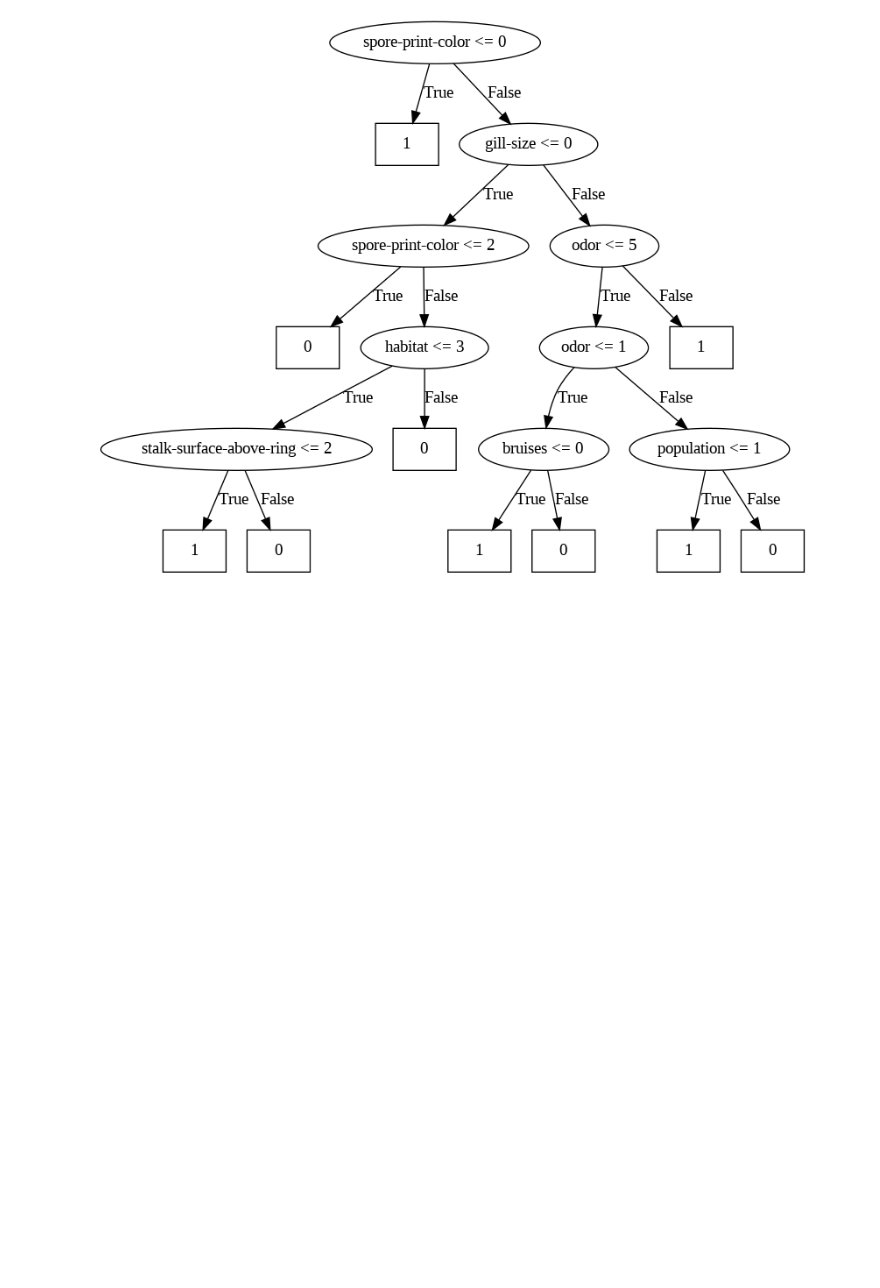
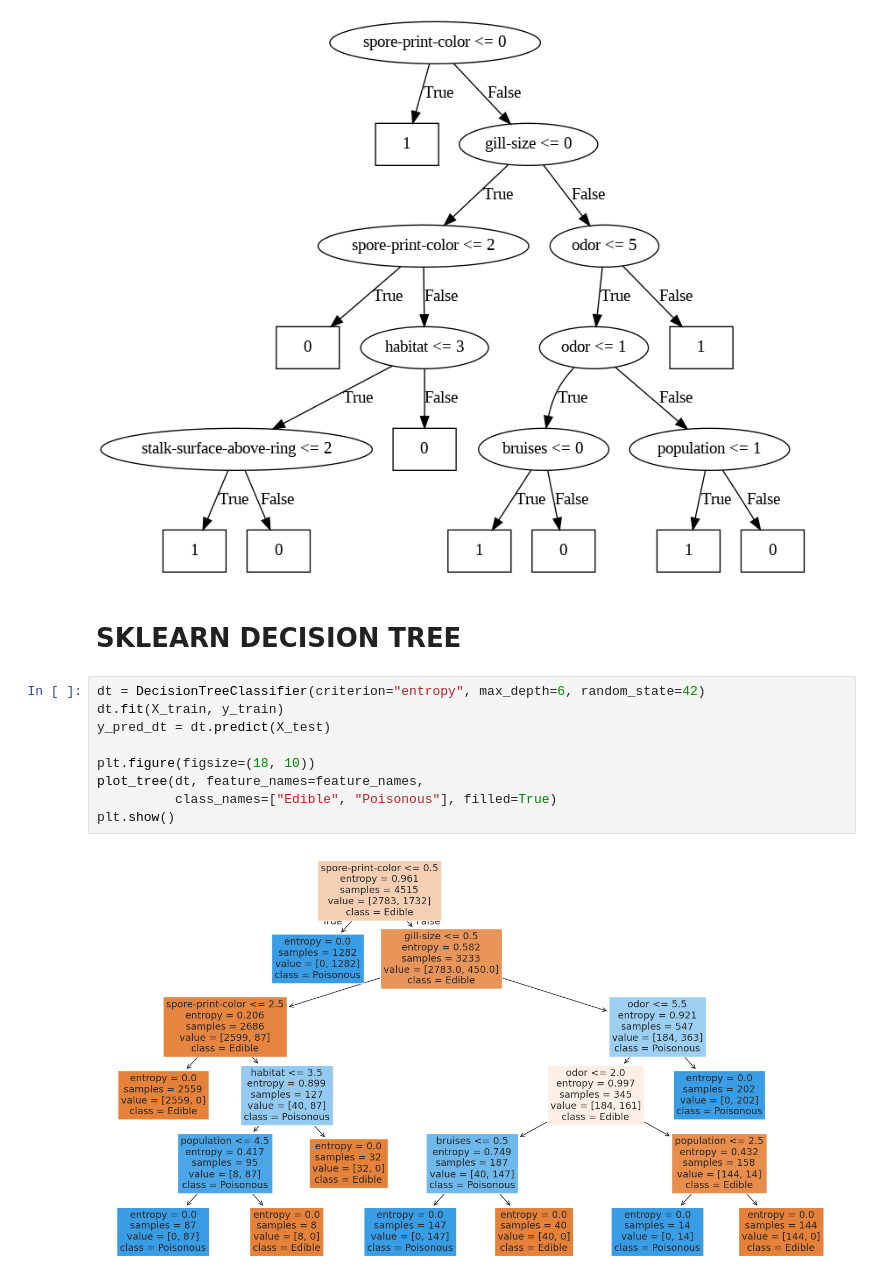
Before and after one commit to Cherryberry112/CSE475_Machine_Learning-, a Jupyter notebook: Lab/lab01_DecisionTree_RandomForest_Mushroom_dataset.ipynb, the cells around one changed output. Cells and saved outputs as stored; diff of their text form; blank space fills up the shorter version.

Commit message:
Applied SKlearn decision tree and Random forest model. for this I took case n_estimators=200

```diff
--- a/Lab/lab01_DecisionTree_RandomForest_Mushroom_dataset.ipynb
+++ b/Lab/lab01_DecisionTree_RandomForest_Mushroom_dataset.ipynb
@@ -263,3 +263,16 @@ dot.render("manual_decision_tree", format="png", cleanup=True)
 display(Image("manual_decision_tree.png"))
 # %% [output]
 [figure]
+# %% [markdown]
+# SKLEARN DECISION TREE
+# %%
+dt = DecisionTreeClassifier(criterion="entropy", max_depth=6, random_state=42)
+dt.fit(X_train, y_train)
+y_pred_dt = dt.predict(X_test)
+
+plt.figure(figsize=(18, 10))
+plot_tree(dt, feature_names=feature_names,
+          class_names=["Edible", "Poisonous"], filled=True)
+plt.show()
+# %% [output]
+[figure, added]
```
Also changed, not shown: parts of 2 cells of this notebook.
